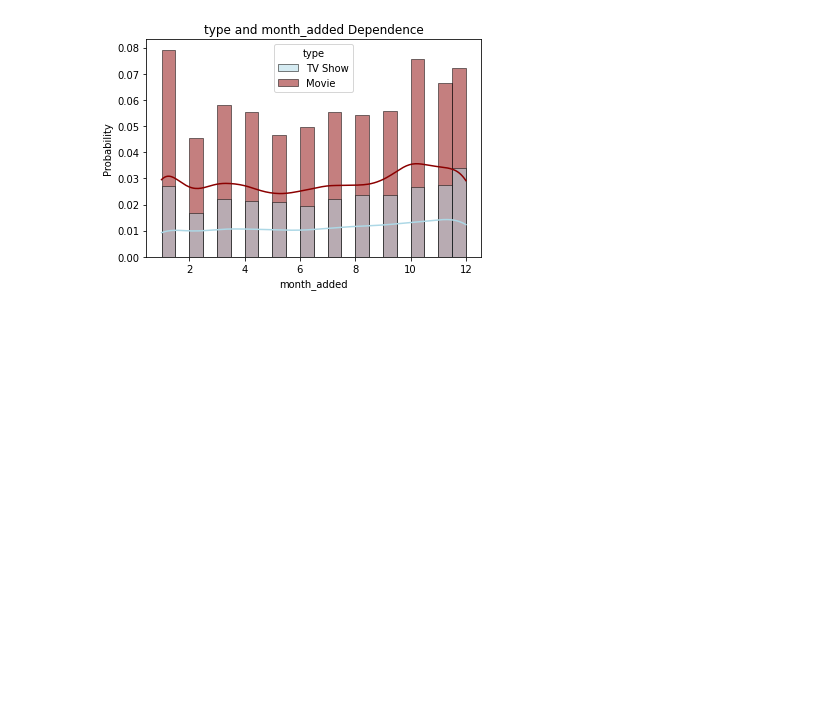
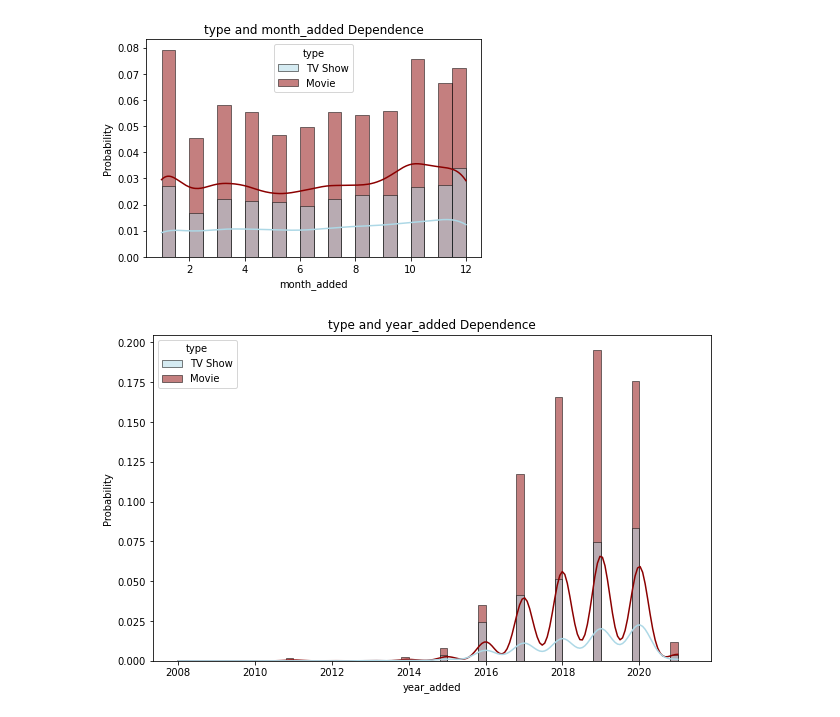
Before and after one commit to gauriagarwal18/NETFLIX_MOVIES_AND_TV_SHOWS_CLUSTERING, a Jupyter notebook: Netflix_Movies_And_Tv_Shows_Clustering_.ipynb, the cells around one changed output. Cells and saved outputs as stored; diff of their text form; code cells hidden in the pictures; blank space fills up the shorter version.

```diff
--- a/Netflix_Movies_And_Tv_Shows_Clustering_.ipynb
+++ b/Netflix_Movies_And_Tv_Shows_Clustering_.ipynb
@@ -812,3 +812,10 @@ plt.title("type and month_added Dependence")
 plt.show()
 # %% [output]
 [figure]
+# %%
+plt.figure(figsize=(10,6))
+sns.histplot(data=netflix,x="year_added",stat="probability",binwidth=0.2,kde=True,hue="type",linewidth=0.5,palette=['lightblue','darkred'])
+plt.title("type and year_added Dependence")
+plt.show()
+# %% [output]
+[figure, added]
```
Also changed, not shown: parts of 1 cell of this notebook.
